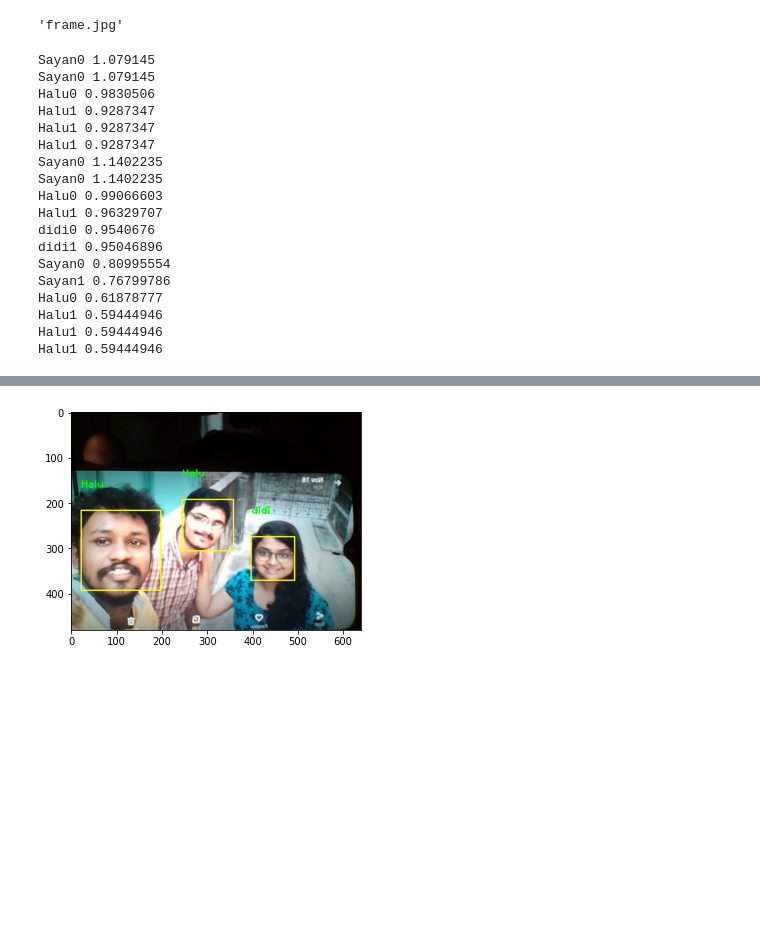
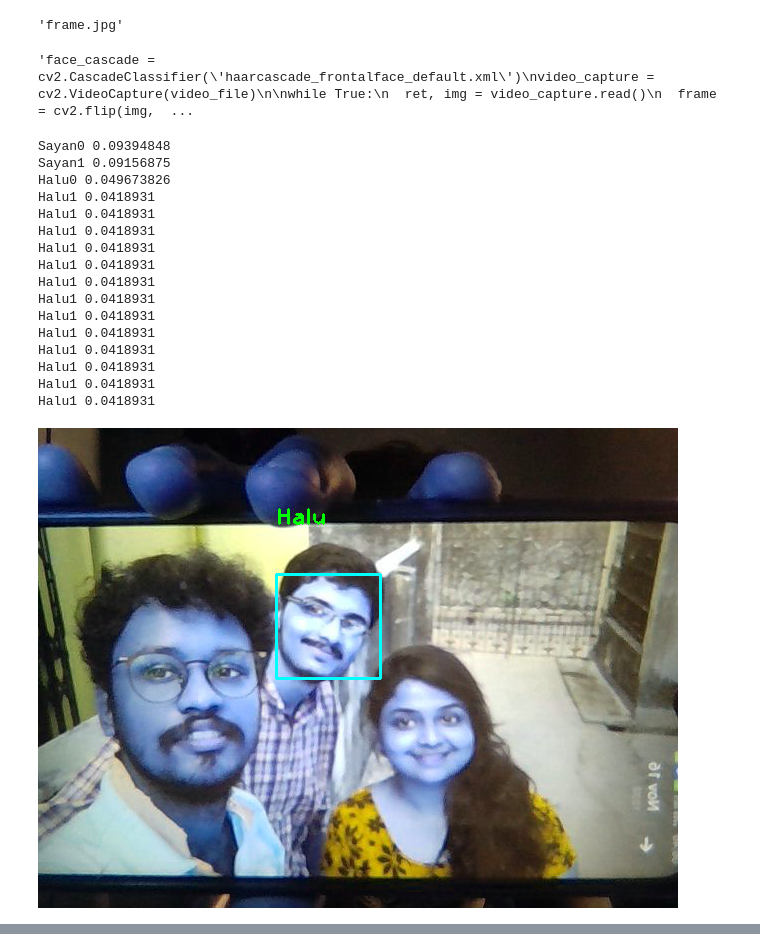
Before and after one commit to sayan0506/Real-Time-Face-Recognition-Using-Siamese-Network-with-Triplet-Loss-in-Keras, a Jupyter notebook: Copy_of_Face_Recognizer_using_imagenet.ipynb, the cells around one changed output, grey strips where cells are left out. Cells and saved outputs as stored; diff of their text form; code cells hidden in the pictures; blank space fills up the shorter version.

```diff
--- a/Copy_of_Face_Recognizer_using_imagenet.ipynb
+++ b/Copy_of_Face_Recognizer_using_imagenet.ipynb
@@ -223,47 +238,82 @@ def img_to_encoding1(image, model):
   x_train = np.array([img])
   embedding = model.predict_on_batch(x_train)
   return embedding
+# %%
+video_file = 'VID20201118052735.mp4'
+video_capture = cv2.VideoCapture(0)
+# %%
+
+'''face_cascade = cv2.CascadeClassifier('haarcascade_frontalface_default.xml')
+video_capture = cv2.VideoCapture(video_file)
+
+while True:
+  ret, img = video_capture.read()
+  frame = cv2.flip(img, 1)
+  faces = face_cascade.detectMultiScale(frame, 1.3, 5)
+  for (x, y, w, h) in faces:
+    cv2.rectangle(frame, (x,y), (x+w, y+h), (255,255,0), 2)
+    roi = frame[y:y+h, x:x+w]
+    encoding = img_to_encoding1(roi, model)
+    min_dist = 100
+    identity = None
+
+    for (name, encoded_image_name) in face_database.items():
+      dist = np.linalg.norm(encoding - encoded_image_name)
+      if (dist < min_dist):
+        min_dist = dist
+        identity = name
+      print(identity, min_dist)
+      # print(f'Min dist: {min_dist}')
+      # print(name[:-1])
+    if min_dist < 1:
+      cv2.putText(frame, identity[:-1], (x, y-50), cv2.FONT_HERSHEY_PLAIN, 1.5, (0,255,0), 2)
+    #cv2.putText(frame, "Dist : "+str(min_dist), (x, y-50), cv2.FONT_HERSHEY_PLAIN, 1.5, (0,255,0), 2)
+
+    cv2_imshow(frame)'''
+# %% [output]
+'face_cascade = cv2.CascadeClassifier(\'haarcascade_frontalface_default.xml\')\nvideo_capture = cv2.VideoCapture(video_file)\n\nwhile True:\n  ret, img = video_capture.read()\n  frame = cv2.flip(img,  ...
 # %%
 face_cascade = cv2.CascadeClassifier('haarcascade_frontalface_default.xml')
 
-img = plt.imread(filename)
+#ret, img = video_capture.read()
+img = plt.imread('frame.jpg')
 frame = cv2.flip(img, 1)
 faces = face_cascade.detectMultiScale(frame, 1.3, 5)
 for (x, y, w, h) in faces:
   cv2.rectangle(frame, (x,y), (x+w, y+h), (255,255,0), 2)
   roi = frame[y:y+h, x:x+w]
   encoding = img_to_encoding1(roi, model)
   min_dist = 100
+  identity = None
 
   for (name, encoded_image_name) in face_database.items():
     dist = np.linalg.norm(encoding - encoded_image_name)
     if (dist < min_dist):
       min_dist = dist
       identity = name
     print(identity, min_dist)
-  # print(f'Min dist: {min_dist}')
-  # print(name[:-1])
+    # print(f'Min dist: {min_dist}')
+    # print(name[:-1])
   if min_dist < 1:
     cv2.putText(frame, identity[:-1], (x, y-50), cv2.FONT_HERSHEY_PLAIN, 1.5, (0,255,0), 2)
     #cv2.putText(frame, "Dist : "+str(min_dist), (x, y-50), cv2.FONT_HERSHEY_PLAIN, 1.5, (0,255,0), 2)
 
-plt.imshow(frame)
+  cv2_imshow(frame)
 # %% [output]
-Sayan0 1.079145
-Sayan0 1.079145
-Halu0 0.9830506
-Halu1 0.9287347
-Halu1 0.9287347
-Halu1 0.9287347
-Sayan0 1.1402235
-Sayan0 1.1402235
-Halu0 0.99066603
-Halu1 0.96329707
-didi0 0.9540676
-didi1 0.95046896
-Sayan0 0.80995554
-Sayan1 0.76799786
-Halu0 0.61878777
-Halu1 0.59444946
-Halu1 0.59444946
-Halu1 0.59444946
+Sayan0 0.09394848
+Sayan1 0.09156875
+Halu0 0.049673826
+Halu1 0.0418931
+Halu1 0.0418931
+Halu1 0.0418931
+Halu1 0.0418931
+Halu1 0.0418931
+Halu1 0.0418931
+Halu1 0.0418931
+Halu1 0.0418931
+Halu1 0.0418931
+Halu1 0.0418931
+Halu1 0.0418931
+Halu1 0.0418931
+Halu1 0.0418931
+[figure, new version]
@@ -271 +335,0 @@ Halu1 0.59444946
-[figure, old version]
```
Also changed, not shown: parts of 26 cells of this notebook.
